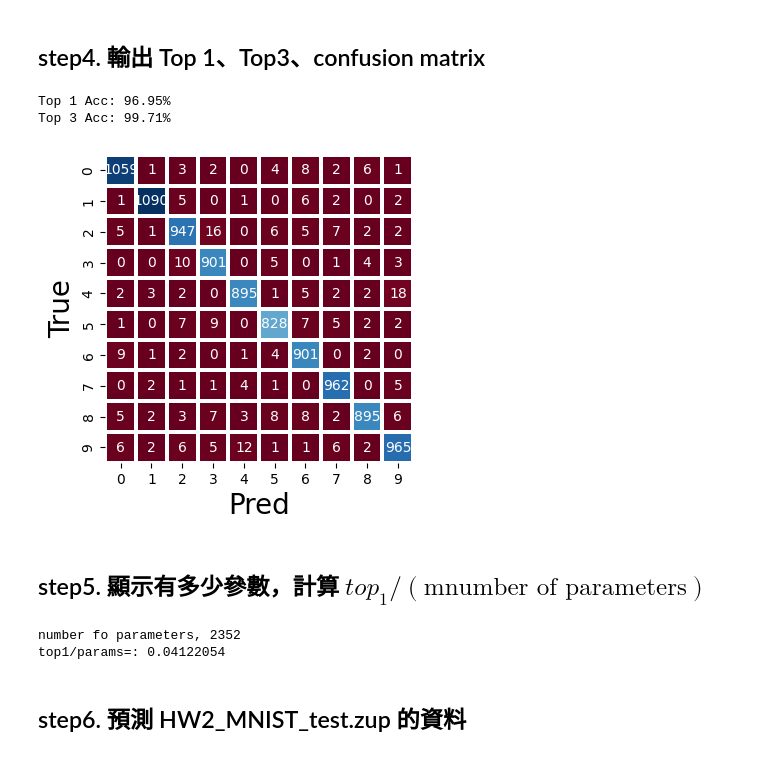
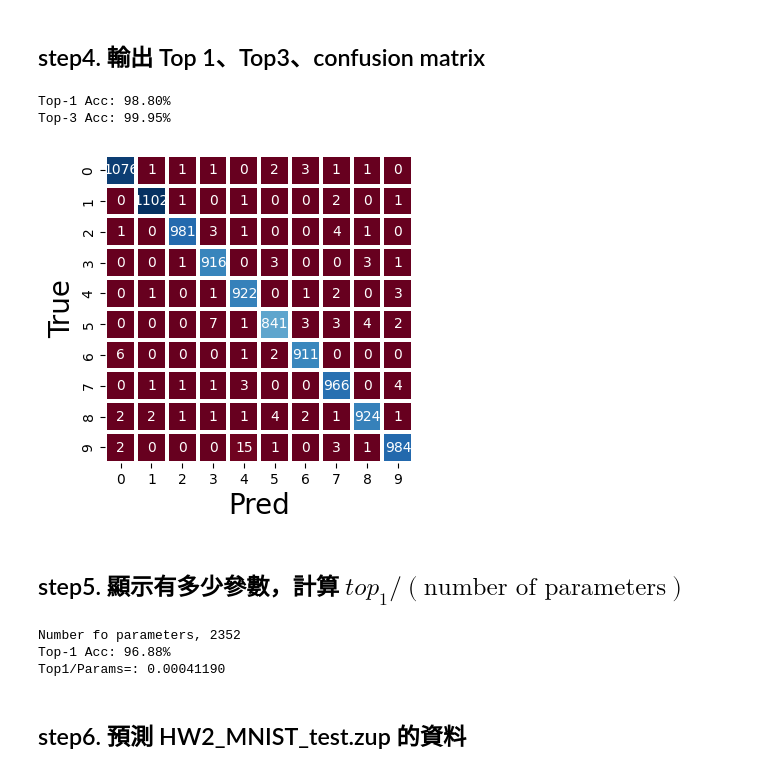
Before and after one commit to CGLemon/ML_HW, a Jupyter notebook: 下學期/HW2/HW2.ipynb, the cells around one changed output. Saved outputs shown, nothing was run; the diff lists cells and outputs as text; code cells hidden in the pictures.

```diff
--- a/下學期/HW2/HW2.ipynb
+++ b/下學期/HW2/HW2.ipynb
@@ -293,73 +316,67 @@ steps: 40000 -> loss, 0.074300
 # %% [markdown]
 ## step4. 輸出 Top 1、Top3、confusion matrix
 # %%
-def print_acc(tgts_list, pred_list, top1_list, top3_list, show_confusion):
+def compute_performance(net, loader):
+    pred_list = torch.zeros(0)
+    tgts_list = torch.zeros(0)
+    top1_list = torch.zeros(0)
+    top3_list = torch.zeros(0)
+
+    net = net.to(torch.device("cpu"))
+    net.eval()
+
+    for idx, (imgs, tgts, _) in enumerate(v_loader):
+        tgts_list = torch.cat((tgts_list, tgts), 0)
+        pred_list = torch.cat((pred_list, net.get_max(imgs)), 0)
+        top1_list = torch.cat((top1_list, net.get_topk(imgs, 1)), 0)
+        top3_list = torch.cat((top3_list, net.get_topk(imgs, 3)), 0)
+
     top1_cnt = 0
     for tgt, t1 in zip(tgts_list, top1_list):
         if tgt in t1:
             top1_cnt += 1
 
     top3_cnt = 0
     for tgt, t3 in zip(tgts_list, top3_list):
         if tgt in t3:
             top3_cnt += 1
 
     correct = torch.where(tgts_list==pred_list, 1, 0)
     accm = correct.sum().item()
     tot = len(correct)
 
     acc = 100. * accm/tot
     top1 = 100. * top1_cnt/tot
     top3 = 100. * top3_cnt/tot
-    print("Top 1 Acc: {:.2f}%".format(top1))
-    print("Top 3 Acc: {:.2f}%".format(top3))
+    confusion = confusion_matrix(tgts_list.numpy(), pred_list.numpy())
 
-    if show_confusion:
-        table = confusion_matrix(tgts_list.numpy(), pred_list.numpy())
-        plt.figure(figsize=(7,4))
-        sns.heatmap(table,square=True,annot=True,fmt='d',linecolor='white',cmap='RdBu',linewidths=1.5,cbar=False)
-        plt.xlabel("Pred",fontsize=20)
-        plt.ylabel("True",fontsize=20)
-        plt.show()
+    return acc, top1, top3, confusion
 
-pred_list = torch.zeros(0)
-tgts_list = torch.zeros(0)
-top1_list = torch.zeros(0)
-top3_list = torch.zeros(0)
+acc, top1, top3, confusion = compute_performance(bignet, v_loader)
 
-net = net.to(torch.device('cpu'))
-net.eval()
-
-for idx, (imgs, tgts, _) in enumerate(v_loader):
-    tgts_list = torch.cat((tgts_list, tgts), 0)
-    pred_list = torch.cat((pred_list, net.get_max(imgs)), 0)
-    top1_list = torch.cat((top1_list, net.get_topk(imgs, 1)), 0)
-    top3_list = torch.cat((top3_list, net.get_topk(imgs, 3)), 0)
-
-print_acc(tgts_list, pred_list, top1_list, top3_list, show_confusion=True)
+print("Top-1 Acc: {:.2f}%".format(top1))
+print("Top-3 Acc: {:.2f}%".format(top3))
+plt.figure(figsize=(7,4))
+sns.heatmap(confusion,square=True,annot=True,fmt='d',linecolor='white',cmap='RdBu',linewidths=1.5,cbar=False)
+plt.xlabel("Pred",fontsize=20)
+plt.ylabel("True",fontsize=20)
+plt.show()
 # %% [output]
-Top 1 Acc: 96.95%
-Top 3 Acc: 99.71%
+Top-1 Acc: 98.80%
+Top-3 Acc: 99.95%
-[figure, old version]
+[figure, new version]
 # %% [markdown]
-## step5. 顯示有多少參數，計算 $top_{1}/(\text{mnumber of parameters})$
+## step5. 顯示有多少參數，計算 $top_{1}/(\text{number of parameters})$
 # %%
-def print_perfromance(net, tgts_list, top1_list):
-    top1_cnt = 0
-    tot = 0
-    for tgt, t1 in zip(tgts_list, top1_list):
-        tot += len(t1)
-        if tgt in t1:
-            top1_cnt += 1
+_, top1, _, _ = compute_performance(smallnet, v_loader)
 
-    top1 = 100. * top1_cnt/tot
-    print("number fo parameters, {}".format(net.count_parameters()))
-    print("top1/params=: {:.8f}".format(top1/net.count_parameters()))
-
-print_perfromance(net, tgts_list, top1_list)
+print("Number fo parameters, {}".format(smallnet.count_parameters()))
+print("Top-1 Acc: {:.2f}%".format(top1))
+print("Top1/Params=: {:.8f}".format(0.01 * top1/smallnet.count_parameters()))
 # %% [output]
-number fo parameters, 2352
-top1/params=: 0.04122054
+Number fo parameters, 2352
+Top-1 Acc: 96.88%
+Top1/Params=: 0.00041190
 # %% [markdown]
 ## step6. 預測 HW2_MNIST_test.zup 的資料
 # %%
```
Also changed, not shown: parts of 3 cells of this notebook, 1 other file.
